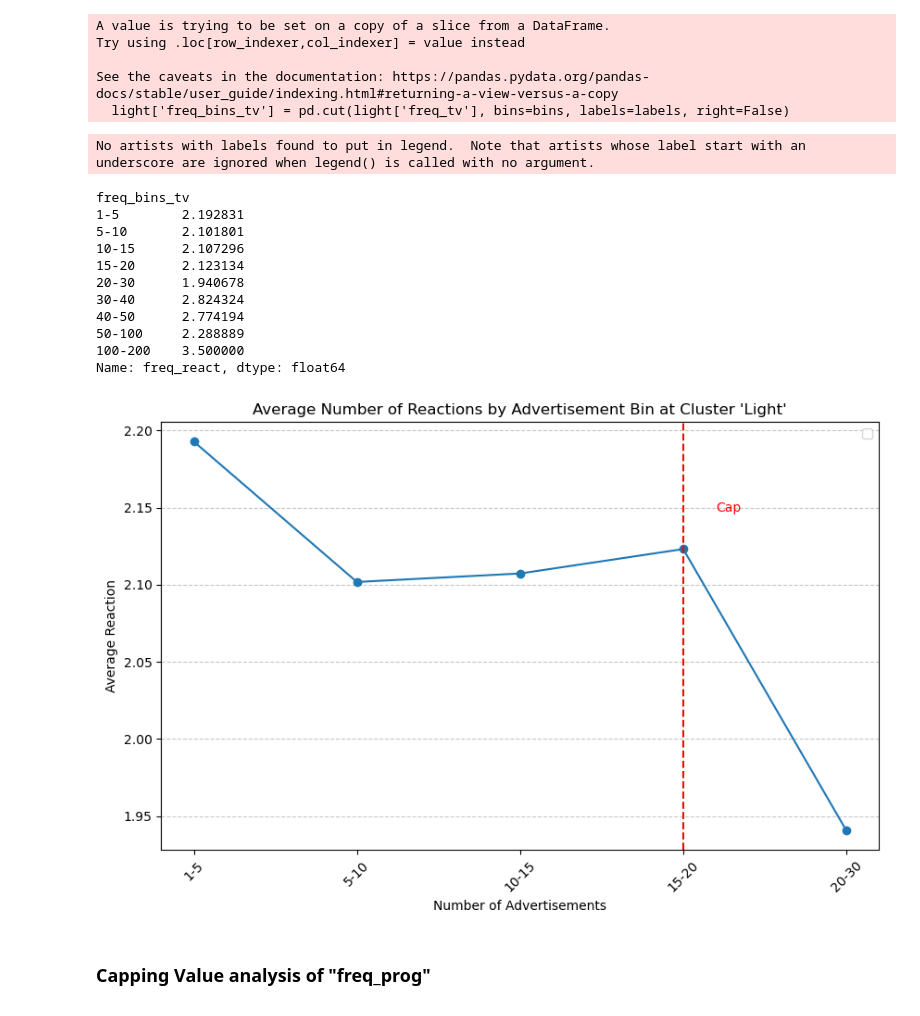
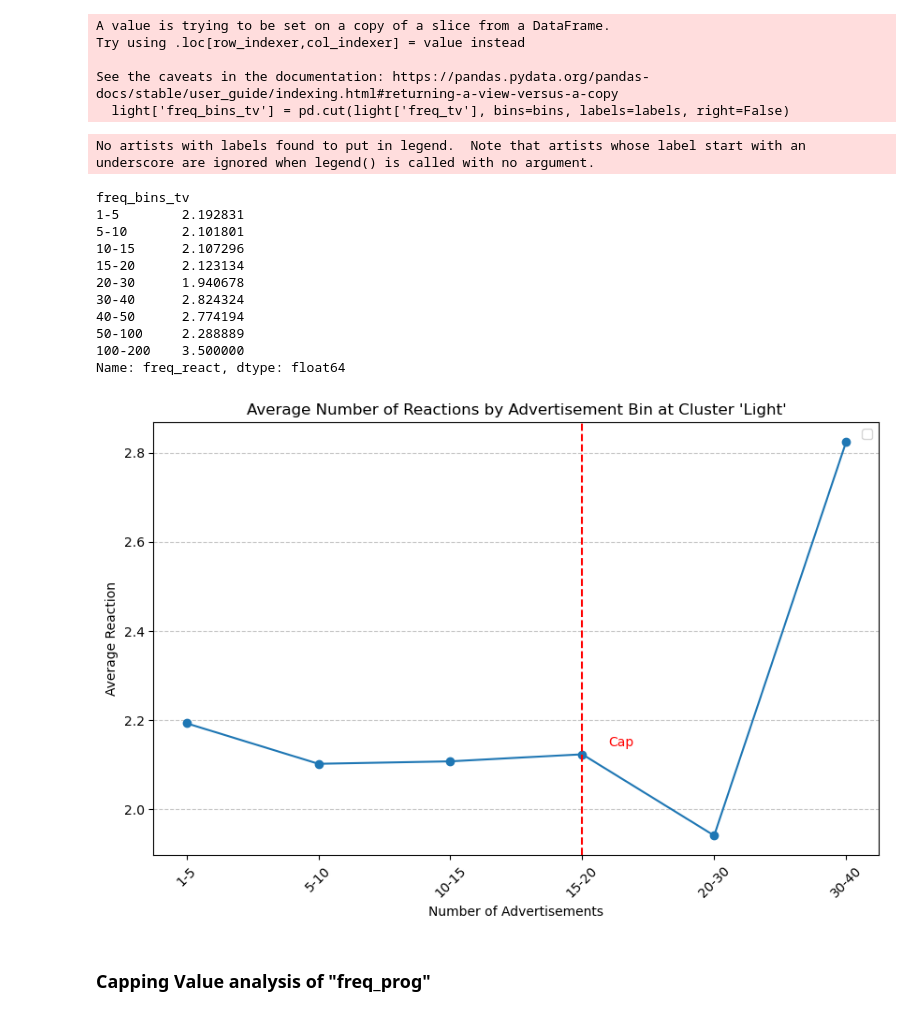
Before and after one commit to nguibe/Pet-food, a Jupyter notebook: lennart_capping_value_different_customer_types.ipynb, the cells around one changed output. Saved outputs shown, nothing was run; the diff lists cells and outputs as text; code cells hidden in the pictures.

```diff
--- a/lennart_capping_value_different_customer_types.ipynb
+++ b/lennart_capping_value_different_customer_types.ipynb
@@ -493,38 +493,38 @@ light_tv_avg_reactions_per_bin_df.columns = ['Frequency Bin', 'Average Reactions
 light_tv_avg_reactions_per_bin_df['Sample Size'] = light.groupby('freq_bins_tv')['freq_react'].count().values
 
 # Filter out bins with very few observations. This is based on Empirical Approach.
-light_tv_min_sample_size = 200
+light_tv_min_sample_size = 60
 light_tv_avg_reactions_per_bin_df = light_tv_avg_reactions_per_bin_df[light_tv_avg_reactions_per_bin_df['Sample Size'] >= light_tv_min_sample_size]
 
 print(light_tv_avg_reactions_per_bin)
 
 # Plot the results
 plt.figure(figsize=(10, 6))
 plt.plot(light_tv_avg_reactions_per_bin_df['Frequency Bin'], light_tv_avg_reactions_per_bin_df['Average Reactions'], marker='o', linestyle='-')
 plt.axvline(x=3, color='r', linestyle='--')
 plt.text(3.2, 2.15, f'Cap', color='r', va='center', ha='left')
 plt.title("Average Number of Reactions by Advertisement Bin at Cluster 'Light'")
 plt.xlabel("Number of Advertisements")
 plt.ylabel("Average Reaction")
 plt.grid(axis='y', linestyle='--', alpha=0.7)
 plt.xticks(rotation=45)
 
 plt.legend()
 plt.show()
 # %% [output]
 No artists with labels found to put in legend.  Note that artists whose label start with an underscore are ignored when legend() is called with no argument.
 freq_bins_tv
 1-5        2.192831
 5-10       2.101801
 10-15      2.107296
 15-20      2.123134
 20-30      1.940678
 30-40      2.824324
 40-50      2.774194
 50-100     2.288889
 100-200    3.500000
 Name: freq_react, dtype: float64
-[figure, old version]
+[figure, new version]
 # %% [markdown]
 ### Capping Value analysis of "freq_prog"
 # %% [markdown]
```
Also changed, not shown: parts of 11 cells of this notebook.
